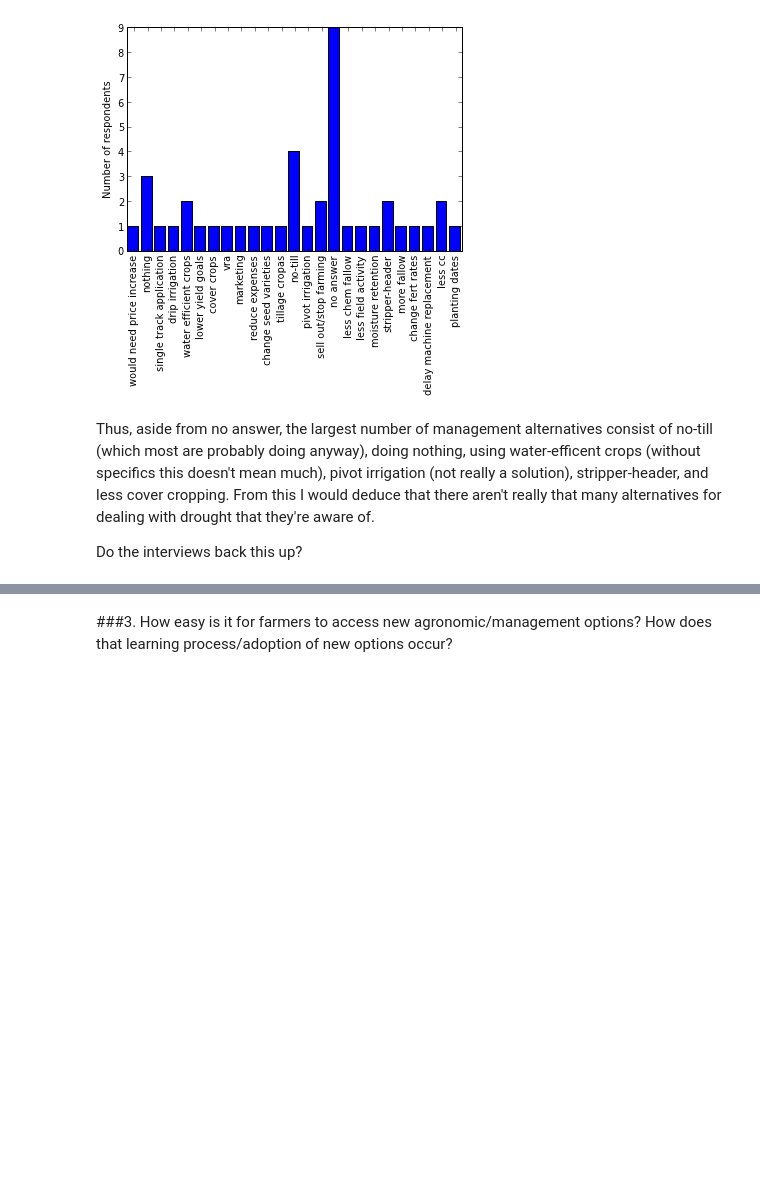
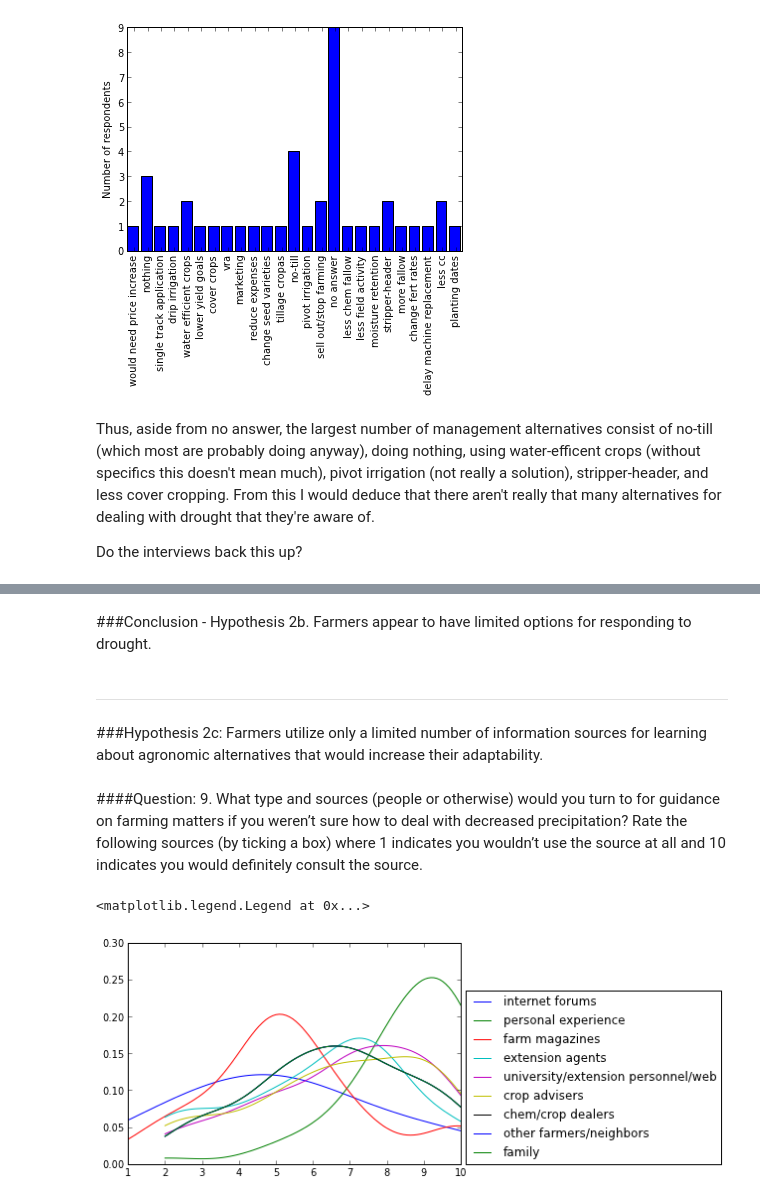
Before and after one commit to plawrence/farmStressAnalysis, a Jupyter notebook: stressAnalysis.ipynb, the cells around one changed output, grey strips where cells are left out. Cells and saved outputs as stored; diff of their text form; code cells hidden in the pictures; blank space fills up the shorter version.

Commit message:
Added hypotheses and completely re-organized the document structure

```diff
--- a/stressAnalysis.ipynb
+++ b/stressAnalysis.ipynb
@@ -396,2 +385,76 @@ Yea, to some degree. We’re not going to keep growing a crop that’s not profi
-# %% [markdown]
-###3.  How easy is it for farmers to access new agronomic/management options?  How does that learning process/adoption of new options occur?
+# %% [markdown]
+###Conclusion - Hypothesis 2b.
+Farmers appear to have limited options for responding to drought.
+# %% [markdown]
+---
+# %% [markdown]
+###Hypothesis 2c:  Farmers utilize only a limited number of information sources for learning about agronomic alternatives that would increase their adaptability.
+# %% [markdown]
+####Question: 9.	What type and sources (people or otherwise) would you turn to for guidance on farming matters if you weren’t sure how to deal with decreased precipitation?  Rate the following sources (by ticking a box) where 1 indicates you wouldn’t use the source at all and 10 indicates you would definitely consult the source.
+# %%
+from sklearn.neighbors.kde import KernelDensity
+survey_sources = pd.read_csv('C:/Users/patrick.lawrence.MSU/Documents/models/stress_analysis/survey_sources_cleaned.csv')
+
+#age = titanic.age.dropna().values  # drop missing values, turn to normal numpy array
+internet = survey_sources.ix[0,arange(1,53)].dropna()
+internet = internet.reshape(-1, 1)  # scikit-learn expects data matrices of shape [ndata, ndim]
+personal = survey_sources.ix[8,arange(1,53)].dropna()
+personal = personal.reshape(-1, 1)
+farmmags = survey_sources.ix[1,arange(1,53)].dropna()
+farmmags = farmmags.reshape(-1, 1)
+extagents = survey_sources.ix[2,arange(1,53)].dropna()
+extagents = extagents.reshape(-1, 1)
+university = survey_sources.ix[3,arange(1,53)].dropna()
+university = university.reshape(-1, 1)
+cropadv = survey_sources.ix[4,arange(1,53)].dropna()
+cropadv = cropadv.reshape(-1, 1)
+chem = survey_sources.ix[5,arange(1,53)].dropna()
+chem = chem.reshape(-1, 1)
+otherfarmers = survey_sources.ix[5,arange(1,53)].dropna()
+otherfarmers = otherfarmers.reshape(-1,1)
+family = survey_sources.ix[5,arange(1,53)].dropna()
+family = family.reshape(-1,1)
+
+
+kde = KernelDensity(bandwidth=2).fit(internet)
+kde2 = KernelDensity(bandwidth=1).fit(personal)
+kde3 = KernelDensity(bandwidth=1).fit(farmmags)
+kde4 = KernelDensity(bandwidth=1).fit(extagents)
+kde5 = KernelDensity(bandwidth=1).fit(university)
+kde6 = KernelDensity(bandwidth=1).fit(cropadv)
+kde7 = KernelDensity(bandwidth=1).fit(chem)
+kde8 = KernelDensity(bandwidth=1).fit(otherfarmers)
+kde9 = KernelDensity(bandwidth=1).fit(family)
+x = np.linspace(internet.min(), internet.max(), 100).reshape(-1, 1)
+x2 = np.linspace(personal.min(), personal.max(), 100).reshape(-1, 1)
+x3 = np.linspace(farmmags.min(), farmmags.max(), 100).reshape(-1, 1)
+x4 = np.linspace(extagents.min(), extagents.max(), 100).reshape(-1, 1)
+x5 = np.linspace(university.min(), university.max(), 100).reshape(-1, 1)
+x6 = np.linspace(cropadv.min(), cropadv.max(), 100).reshape(-1, 1)
+x7 = np.linspace(chem.min(), chem.max(), 100).reshape(-1, 1)
+x8 = np.linspace(otherfarmers.min(), otherfarmers.max(), 100).reshape(-1, 1)
+x9 = np.linspace(family.min(), family.max(), 100).reshape(-1, 1)
+density = np.exp(kde.score_samples(x))
+density2 = np.exp(kde2.score_samples(x2))
+density3 = np.exp(kde3.score_samples(x3))
+density4 = np.exp(kde4.score_samples(x4))
+density5 = np.exp(kde5.score_samples(x5))
+density6 = np.exp(kde6.score_samples(x6))
+density7 = np.exp(kde7.score_samples(x7))
+density8 = np.exp(kde8.score_samples(x8))
+density9 = np.exp(kde9.score_samples(x9))
+
+plt.plot(x, density,label="internet forums")
+plt.plot(x2,density2,label="personal experience")
+plt.plot(x3,density3,label="farm magazines")
+plt.plot(x4,density4,label="extension agents")
+plt.plot(x5,density5,label="university/extension personnel/web")
+plt.plot(x6,density6,label="crop advisers")
+plt.plot(x7,density7,label="chem/crop dealers")
+plt.plot(x8,density8,label="other farmers/neighbors")
+plt.plot(x9,density9,label="family")
+legend(loc="upper right",bbox_to_anchor=(1.8,.81))
+#plt.plot(age, age * 0, 'ok', alpha=.03)
+# %% [output]
+<matplotlib.legend.Legend at 0x...>
+[figure, added]
```
Also changed, not shown: parts of 42 cells of this notebook, 1 other file.
